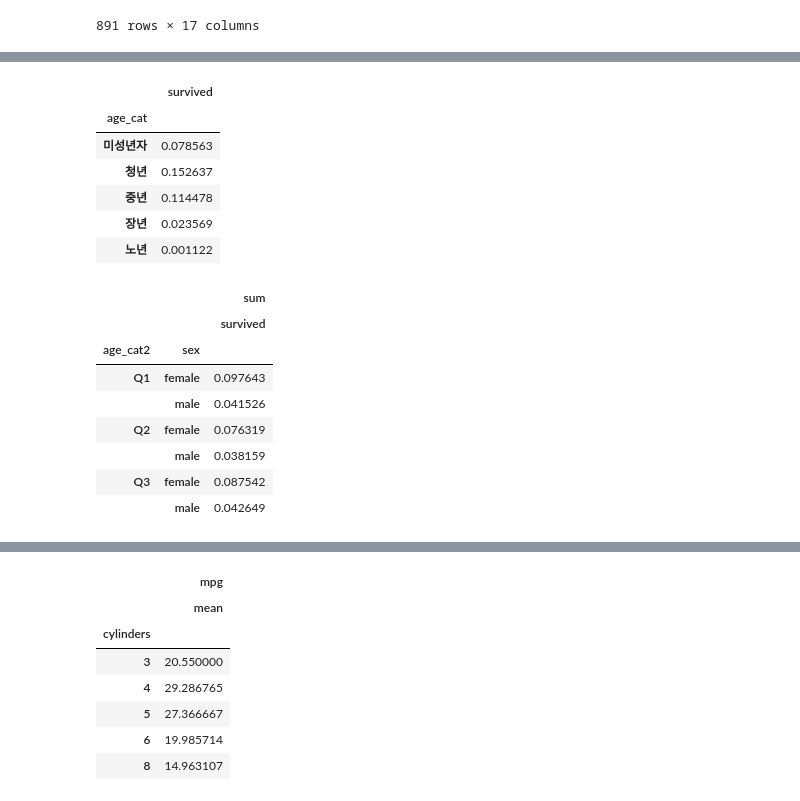
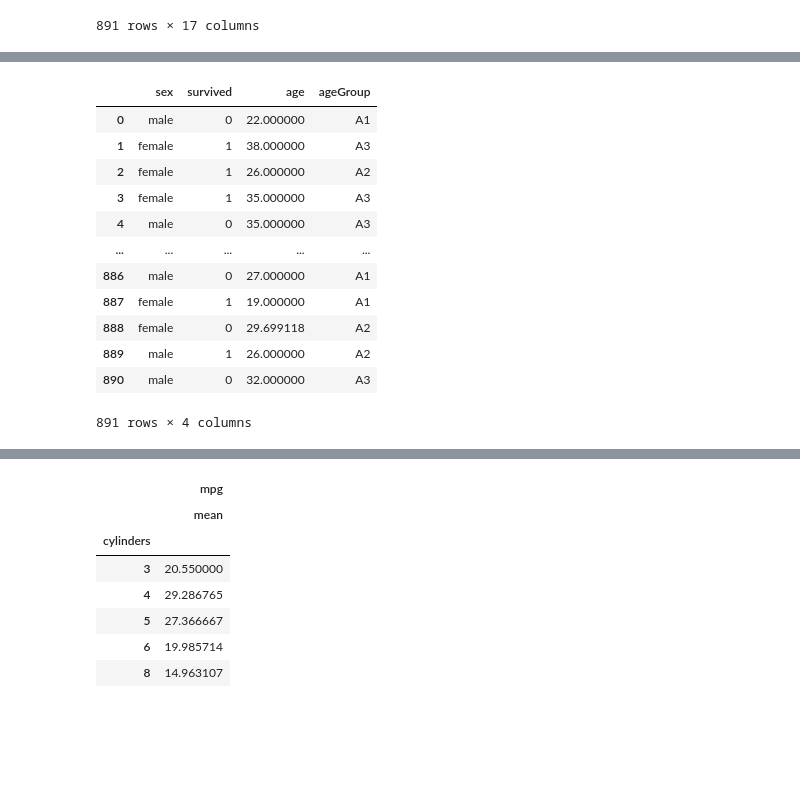
Before and after one commit to Wootae94/Data-Analysis-2020, a Jupyter notebook: 03.Pandas/과제20201111.ipynb, the cells around one changed output, grey strips where cells are left out. Cells and saved outputs as stored; diff of their text form; code cells hidden in the pictures; blank space fills up the shorter version.

```diff
--- a/03.Pandas/과제20201111.ipynb
+++ b/03.Pandas/과제20201111.ipynb
@@ -173,24 +205,21 @@ titanic
+# %%
+# 연습문제 2 - e
+def q3cut(s):
+    return pd.qcut(s, 3, labels=["A1", "A2", "A3"]).astype(str)
+titanic['ageGroup'] = titanic.groupby(['sex','survived'])[['age']].transform(q3cut)
 # %%
-titanic.groupby('age_cat')[['survived']].sum()/titanic.age.count()
+titanic[['sex','survived','age','ageGroup']]
 # %% [output]
-|  | survived |
-| age_cat |  |
-| 미성년자 | 0.078563 |
-| 청년 | 0.152637 |
-| 중년 | 0.114478 |
-| 장년 | 0.023569 |
-| 노년 | 0.001122 |
+|  | sex | survived | age | ageGroup |
+| 0 | male | 0 | 22.000000 | A1 |
+| 1 | female | 1 | 38.000000 | A3 |
+| 2 | female | 1 | 26.000000 | A2 |
+| 3 | female | 1 | 35.000000 | A3 |
+| 4 | male | 0 | 35.000000 | A3 |
+| ... | ... | ... | ... | ... |
+| 886 | male | 0 | 27.000000 | A1 |
+| 887 | female | 1 | 19.000000 | A1 |
+| 888 | female | 0 | 29.699118 | A2 |
+| 889 | male | 1 | 26.000000 | A2 |
+| 890 | male | 0 | 32.000000 | A3 |
+891 rows × 4 columns
-# %%
-# 연습문제 2 - e
-titanic.pivot_table(['survived'], ['age_cat2','sex'],
-                 aggfunc= ['sum'], fill_value=0)/titanic.age.count()
-# %% [output]
-|  |  | sum |
-|  |  | survived |
-| age_cat2 | sex |  |
-| Q1 | female | 0.097643 |
-|  | male | 0.041526 |
-| Q2 | female | 0.076319 |
-|  | male | 0.038159 |
-| Q3 | female | 0.087542 |
-|  | male | 0.042649 |
```
Also changed, not shown: parts of 25 cells of this notebook.
